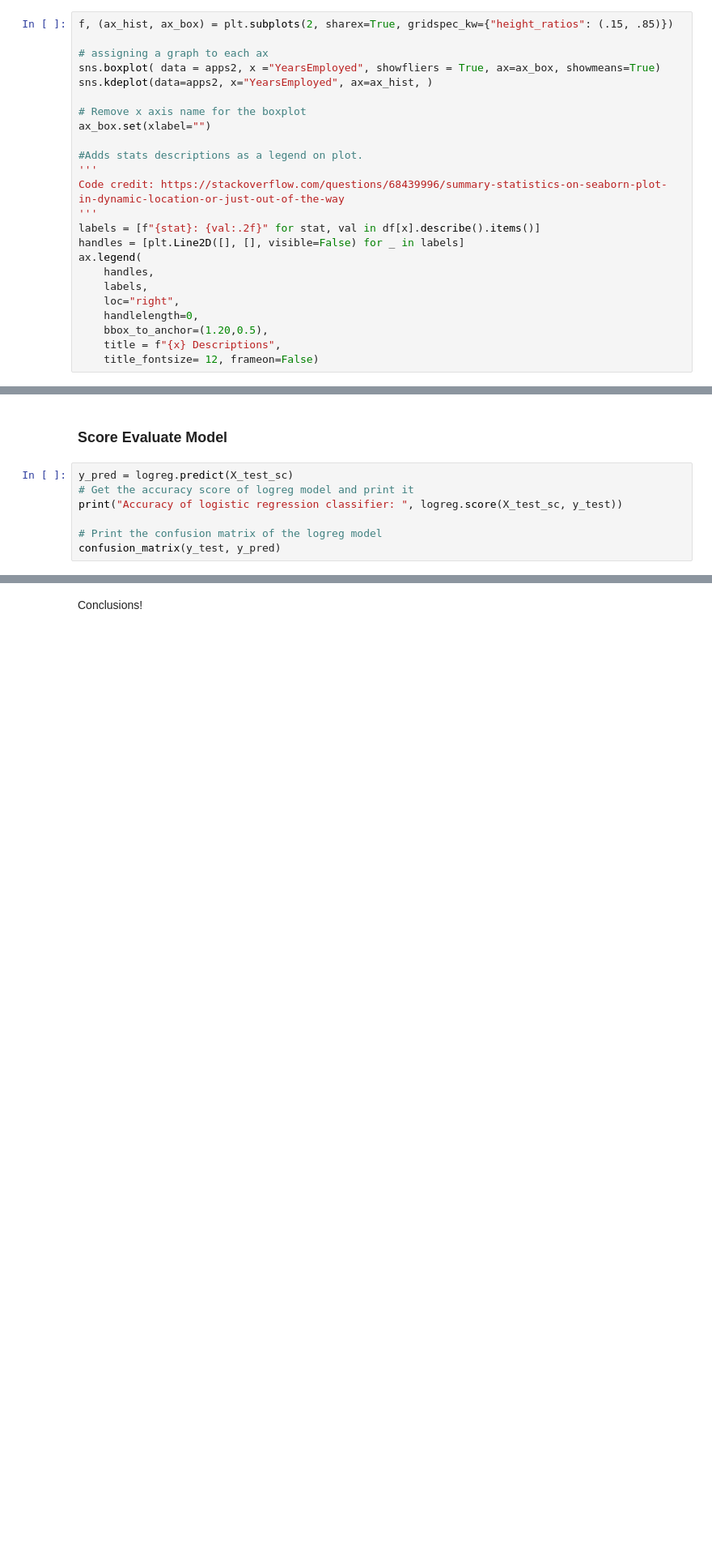
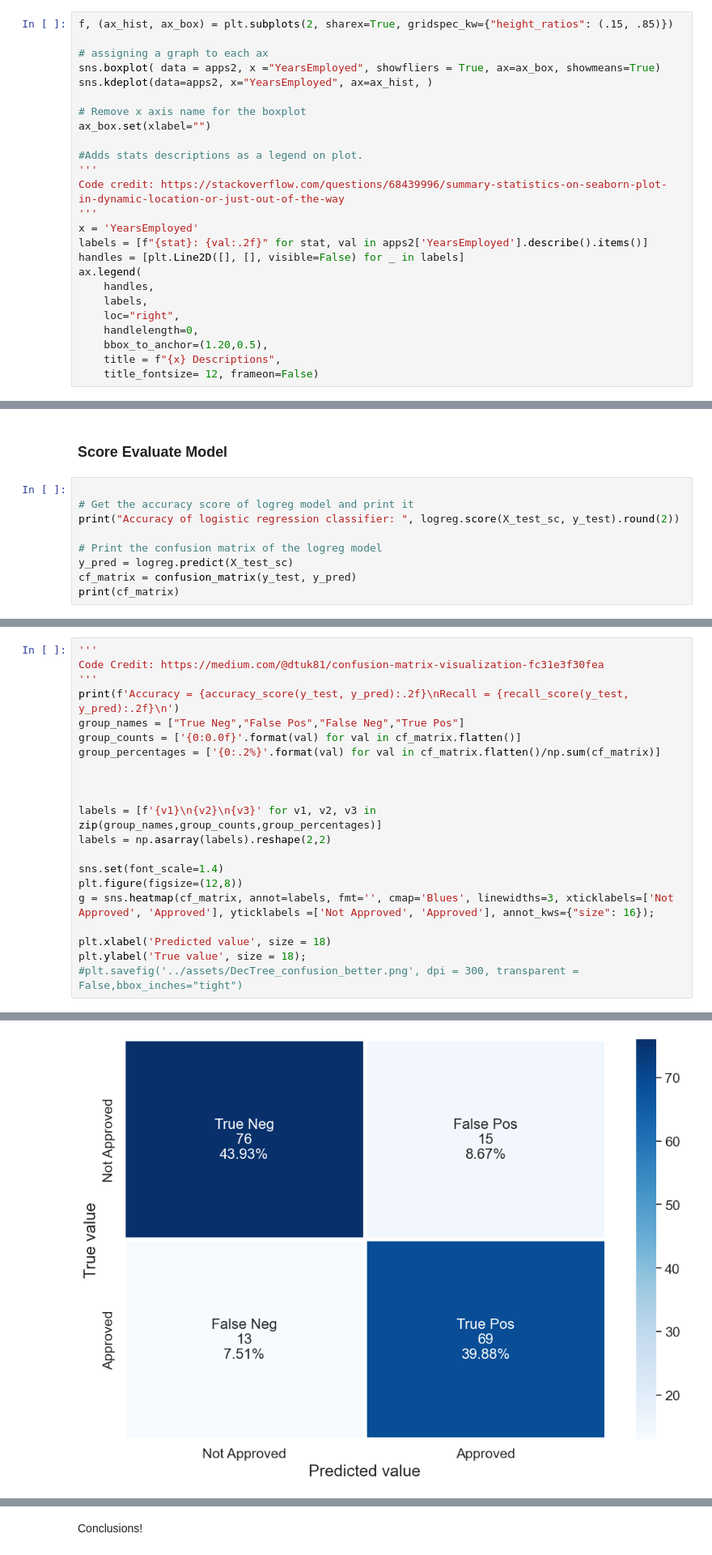
Before and after one commit to nvbergen/DC_project_CC_apps, a Jupyter notebook: Code/Credit approval Project.ipynb, the cells around one changed output, grey strips where cells are left out. Shown at 81% size. Cells and saved outputs as stored; diff of their text form; blank space fills up the shorter version.

```diff
--- a/Code/Credit approval Project.ipynb
+++ b/Code/Credit approval Project.ipynb
@@ -1276,7 +1277,8 @@ ax_box.set(xlabel="")
 '''
 Code credit: https://stackoverflow.com/questions/68439996/summary-statistics-on-seaborn-plot-in-dynamic-location-or-just-out-of-the-way
 '''
-labels = [f"{stat}: {val:.2f}" for stat, val in df[x].describe().items()]
+x = 'YearsEmployed'
+labels = [f"{stat}: {val:.2f}" for stat, val in apps2['YearsEmployed'].describe().items()]
 handles = [plt.Line2D([], [], visible=False) for _ in labels]
 ax.legend(
     handles,
@@ -1446,10 +1465,12 @@ LogisticRegression()
 # %% [markdown]
 ### Score Evaluate Model
 # %%
-y_pred = logreg.predict(X_test_sc)
+
 # Get the accuracy score of logreg model and print it
-print("Accuracy of logistic regression classifier: ", logreg.score(X_test_sc, y_test))
+print("Accuracy of logistic regression classifier: ", logreg.score(X_test_sc, y_test).round(2))
 
 # Print the confusion matrix of the logreg model
-confusion_matrix(y_test, y_pred)
+y_pred = logreg.predict(X_test_sc)
+cf_matrix = confusion_matrix(y_test, y_pred)
+print(cf_matrix)
 # %% [output]
@@ -1460,0 +1480,22 @@ array([[76, 15],
+# %%
+'''
+Code Credit: https://medium.com/@dtuk81/confusion-matrix-visualization-fc31e3f30fea
+'''
+print(f'Accuracy = {accuracy_score(y_test, y_pred):.2f}\nRecall = {recall_score(y_test, y_pred):.2f}\n')
+group_names = ["True Neg","False Pos","False Neg","True Pos"]
+group_counts = ['{0:0.0f}'.format(val) for val in cf_matrix.flatten()]
+group_percentages = ['{0:.2%}'.format(val) for val in cf_matrix.flatten()/np.sum(cf_matrix)]
+
+
+
+labels = [f'{v1}\n{v2}\n{v3}' for v1, v2, v3 in zip(group_names,group_counts,group_percentages)]
+labels = np.asarray(labels).reshape(2,2)
+
+sns.set(font_scale=1.4)
+plt.figure(figsize=(12,8))
+g = sns.heatmap(cf_matrix, annot=labels, fmt='', cmap='Blues', linewidths=3, xticklabels=['Not Approved', 'Approved'], yticklabels =['Not Approved', 'Approved'], annot_kws={"size": 16});
+
+plt.xlabel('Predicted value', size = 18)
+plt.ylabel('True value', size = 18);
+#plt.savefig('../assets/DecTree_confusion_better.png', dpi = 300, transparent = False,bbox_inches="tight")
+# %% [output]
@@ -1460,0 +1504 @@ array([[76, 15],
+[figure, added]
```
Also changed, not shown: parts of 17 cells of this notebook.
